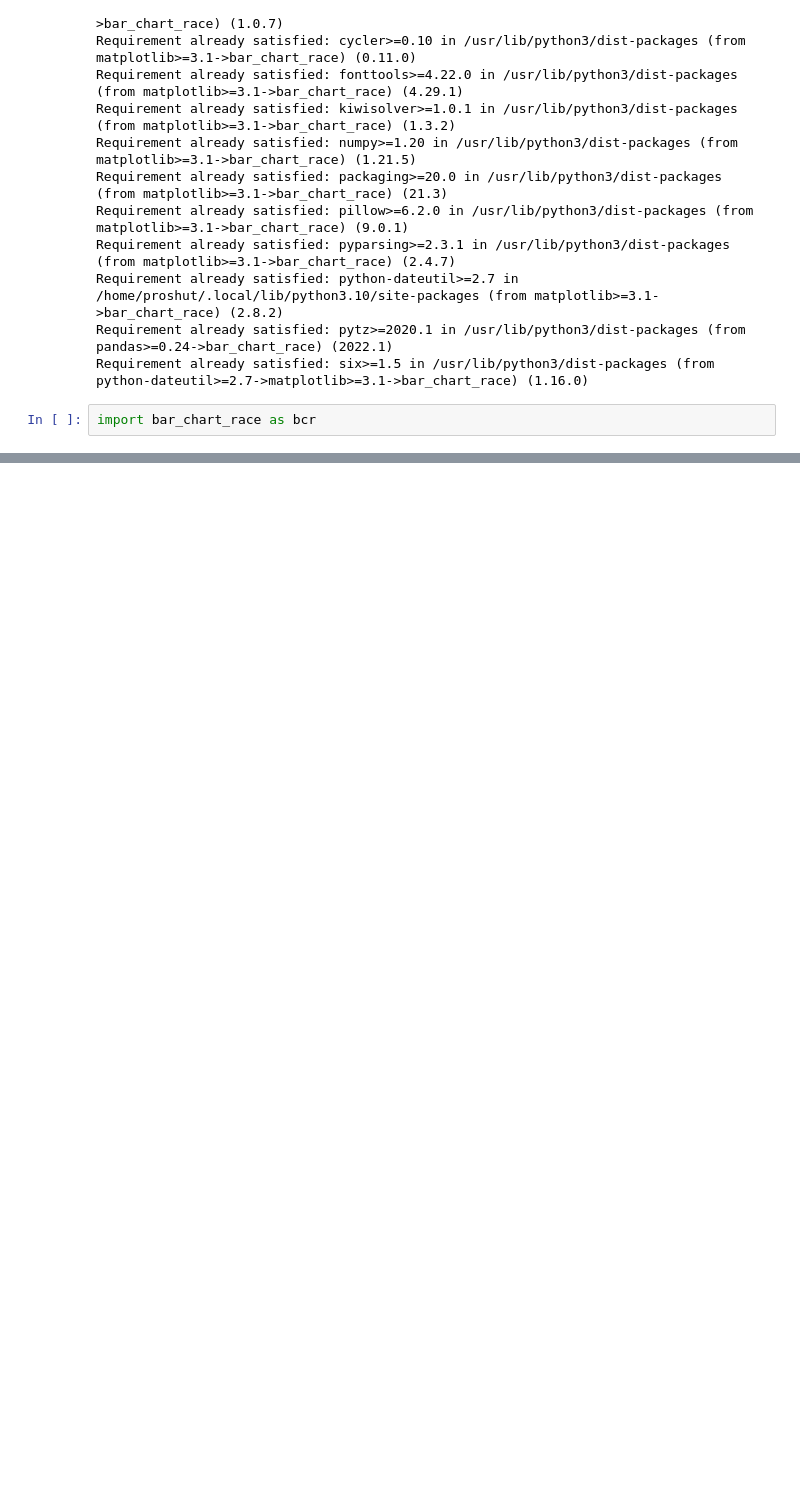
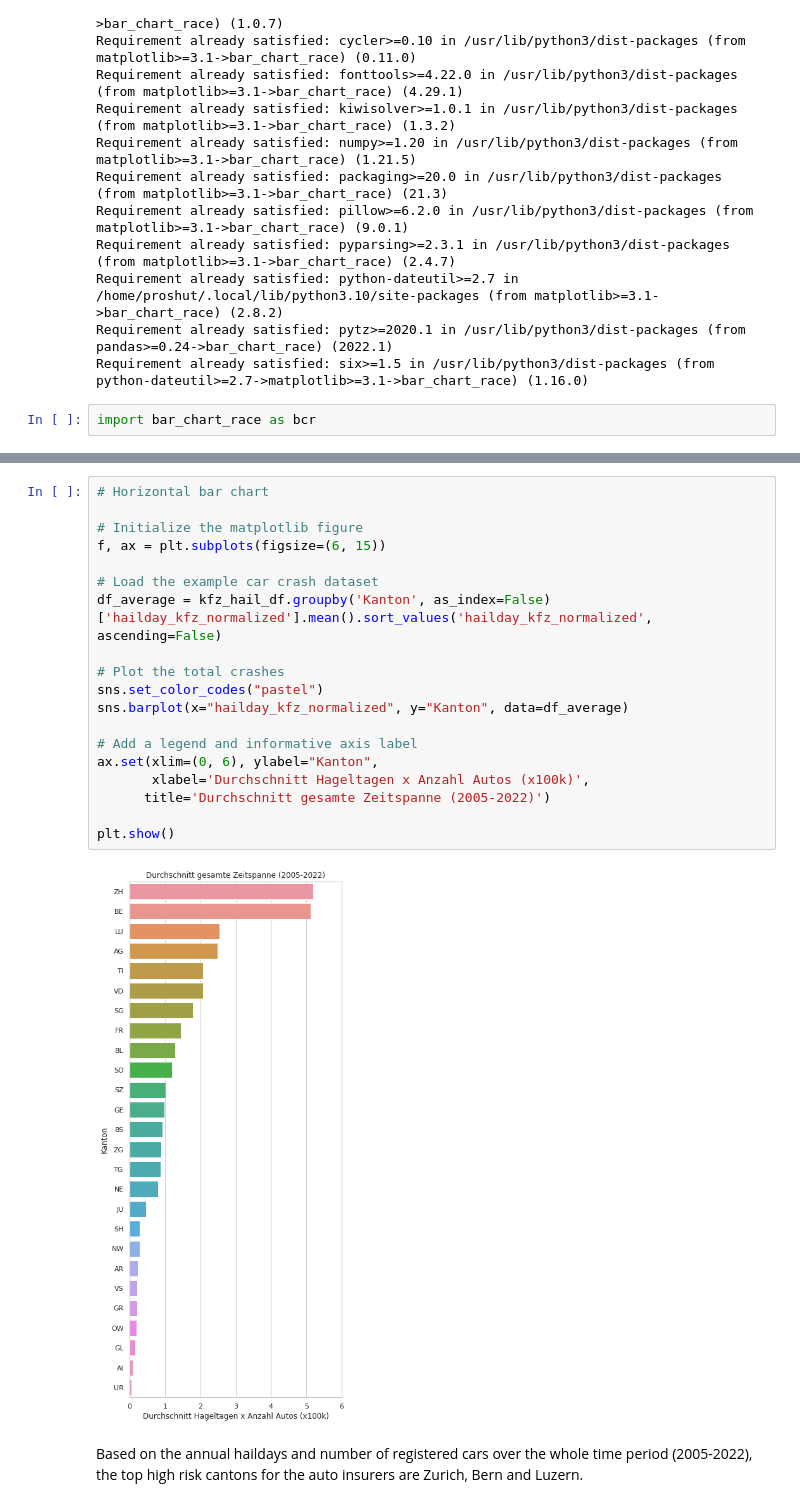
Before and after one commit to aminkarbassi/CAS_IE_Scripting, a Jupyter notebook: 4_KfZ_mit_Hagel_Data.ipynb, the cells around one changed output, grey strips where cells are left out. Saved outputs shown, nothing was run; the diff lists cells and outputs as text; blank space fills up the shorter version.

```diff
--- a/4_KfZ_mit_Hagel_Data.ipynb
+++ b/4_KfZ_mit_Hagel_Data.ipynb
@@ -296,0 +267,23 @@ plt.show()
+# %%
+# Horizontal bar chart
+
+# Initialize the matplotlib figure
+f, ax = plt.subplots(figsize=(6, 15))
+
+# Load the example car crash dataset
+df_average = kfz_hail_df.groupby('Kanton', as_index=False)['hailday_kfz_normalized'].mean().sort_values('hailday_kfz_normalized', ascending=False)
+
+# Plot the total crashes
+sns.set_color_codes("pastel")
+sns.barplot(x="hailday_kfz_normalized", y="Kanton", data=df_average)
+
+# Add a legend and informative axis label
+ax.set(xlim=(0, 6), ylabel="Kanton",
+       xlabel='Durchschnitt Hageltagen x Anzahl Autos (x100k)',
+      title='Durchschnitt gesamte Zeitspanne (2005-2022)')
+
+plt.show()
+# %% [output]
+[figure, added]
+# %% [markdown]
+Based on the annual haildays and number of registered cars over the whole time period (2005-2022), the top high risk cantons for the auto insurers are Zurich, Bern and Luzern.
```
Also changed, not shown: parts of 35 cells of this notebook.
